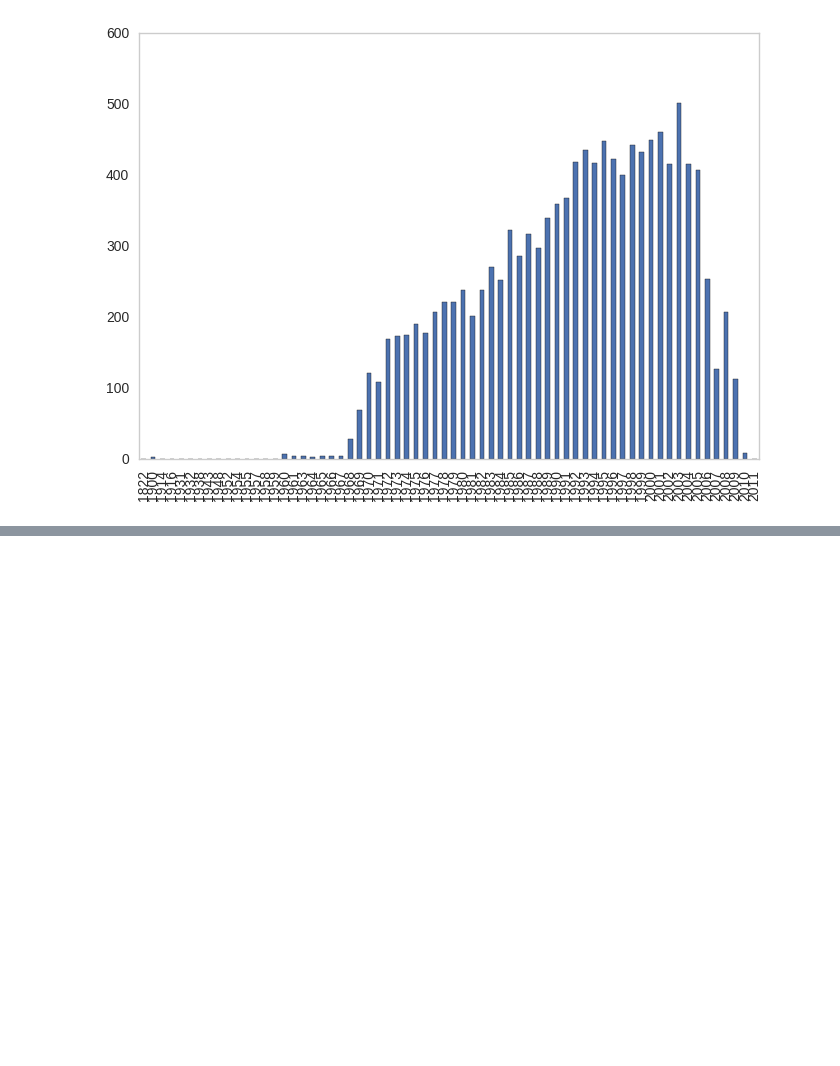
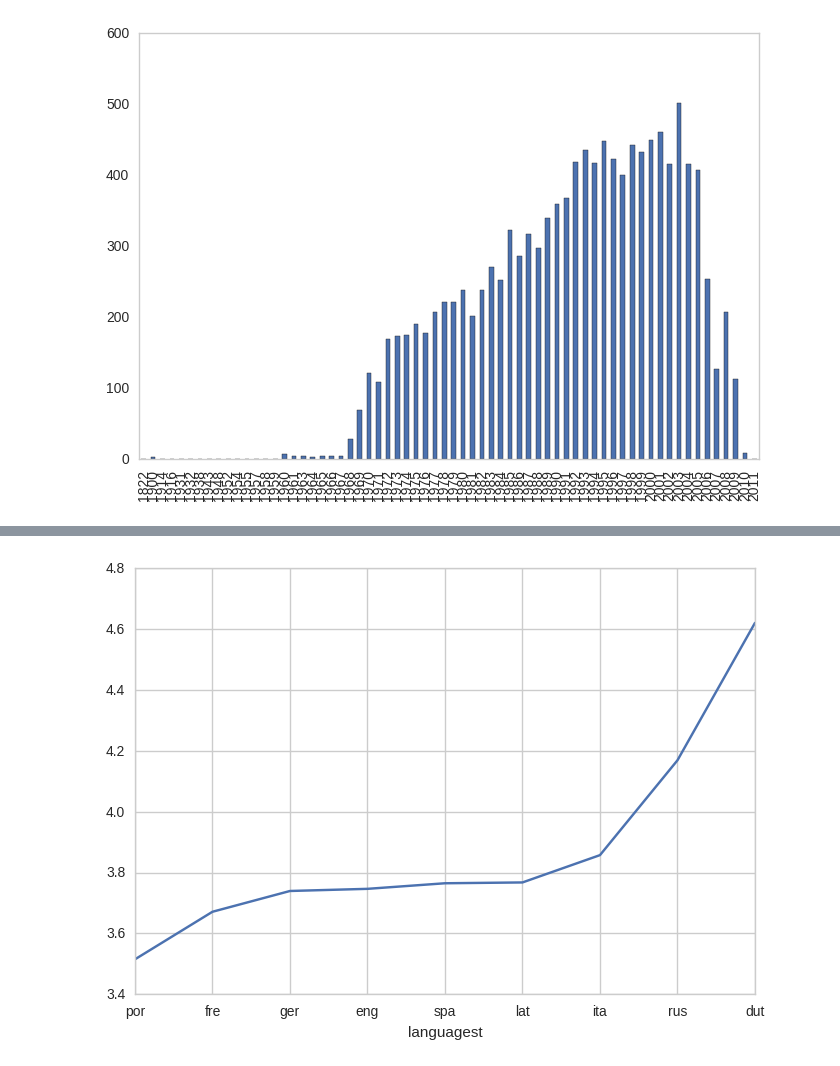
Before and after one commit to klitonandrea/BookRatings, a Jupyter notebook: Story telling with book ratings.ipynb, the cells around one changed output, grey strips where cells are left out. Saved outputs shown, nothing was run; the diff lists cells and outputs as text; code cells hidden in the pictures; blank space fills up the shorter version.

```diff
--- a/Story telling with book ratings.ipynb
+++ b/Story telling with book ratings.ipynb
@@ -122,0 +126,12 @@ gr=pd.Series(data = [term for i in Dates for term in (i if type(i) == list else
+# %%
+tl1 = BookInfo.languages.apply(lambda x: eval(x) if type(x)==str else x)
+tl1 = tl1.apply(lambda x: x[0]['key'])
+BookInfo['languagest'] = tl1.apply(lambda x: x.split(sep='/')[2])
+# %%
+counttable=BookInfo[['languagest', 'average_rating']].groupby('languagest').agg(['count', 'mean'])
+# %%
+#counttable.plot.scatter(x=counttable.index, y=counttable[[1]])
+
+CTSorted = counttable.sort_values(by=[('average_rating', 'mean')])
+#counttable
+CTSorted
@@ -122,0 +151,4 @@ gr=pd.Series(data = [term for i in Dates for term in (i if type(i) == list else
+# %%
+CTSorted[('average_rating', 'mean')].plot();
+# %% [output]
+[figure, added]
```
Also changed, not shown: parts of 18 cells of this notebook, 1 other file.
